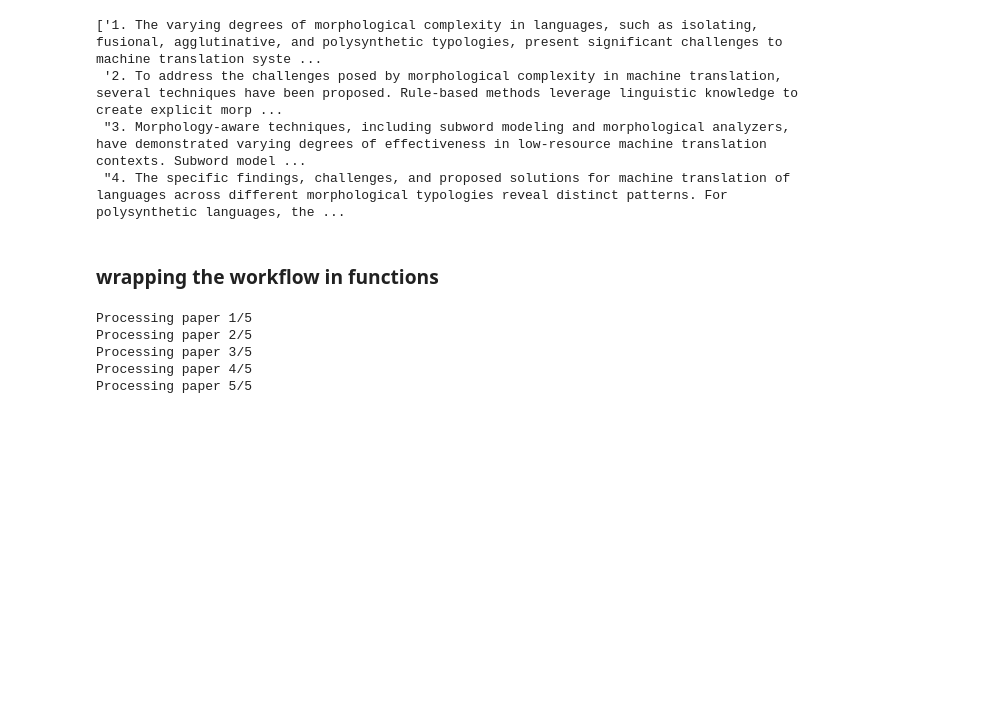
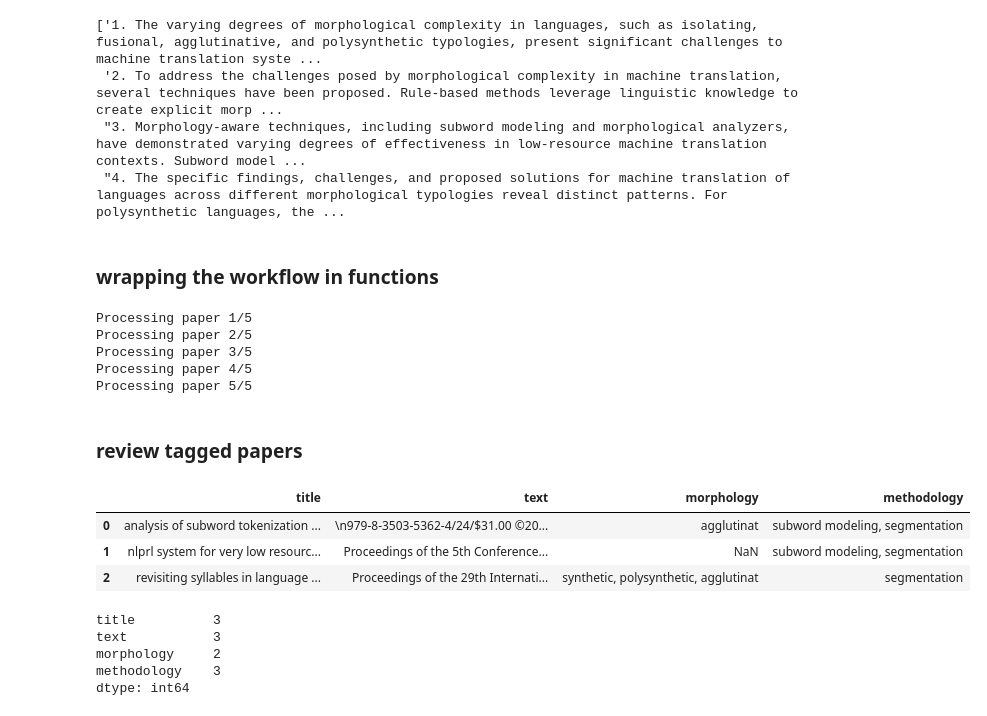
Before and after one commit to murilogustineli/mt-lr-morphology, a Jupyter notebook: notebooks/20250427-mg-tagging.ipynb, the cells around one changed output. Saved outputs shown, nothing was run; the diff lists cells and outputs as text; code cells hidden in the pictures; blank space fills up the shorter version.

```diff
--- a/notebooks/20250427-mg-tagging.ipynb
+++ b/notebooks/20250427-mg-tagging.ipynb
@@ -237,3 +237,34 @@ Processing paper 2/5
 Processing paper 3/5
 Processing paper 4/5
 Processing paper 5/5
+# %% [markdown]
+### review tagged papers
+# %%
+murilo_tagged_titles = [
+    "analysis of subword tokenization for transformer model in neural machine translation between myanmar and english languages",
+    "nlprl system for very low resource supervised machine translation",
+    "revisiting syllables in language modelling and their application on low-resource machine translation",
+]
+ahmad_tagged_titles = [
+    "improved unsupervised neural machine translation with semantically weighted back translation for morphologically rich and low resource languages",
+    "improving translation quality for low-resource inuktitut with various preprocessing techniques",
+    "neural machine translation systems for english to khasi: a case study of an austroasiatic language",
+    "towards a low-resource neural machine translation for indigenous languages in canada",
+    "unsupervised pivot-based neural machine translation for english to kannada",
+]
+# %%
+# filter the dataframe to only include the titles in murilo_titles
+murilo_df = filtered_df[filtered_df["title"].isin(murilo_tagged_titles)]
+murilo_df = murilo_df.reset_index(drop=True)
+display(murilo_df.head())
+display(murilo_df.count())
+# %% [output]
+|  | title | text | morphology | methodology |
+| 0 | analysis of subword tokenization ... | \n979-8-3503-5362-4/24/$31.00 ©20... | agglutinat | subword modeling, segmentation |
+| 1 | nlprl system for very low resourc... | Proceedings of the 5th Conference... | NaN | subword modeling, segmentation |
+| 2 | revisiting syllables in language ... | Proceedings of the 29th Internati... | synthetic, polysynthetic, agglutinat | segmentation |
+title          3
+text           3
+morphology     2
+methodology    3
+dtype: int64
```
Also changed, not shown: parts of 4 cells of this notebook, 1 other file.
